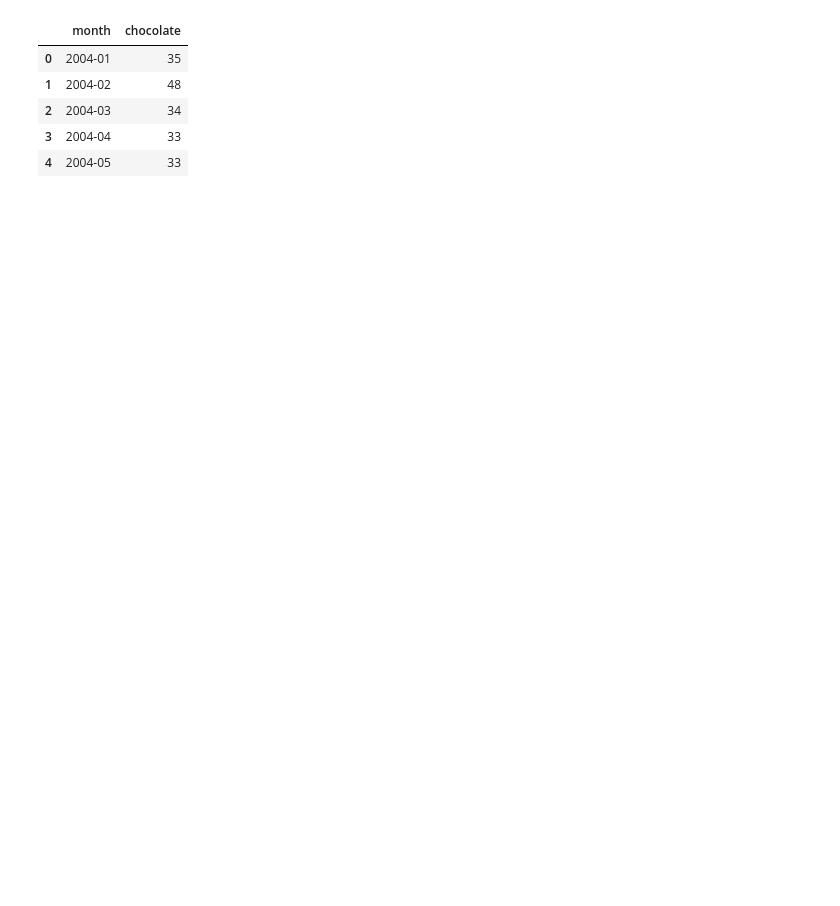
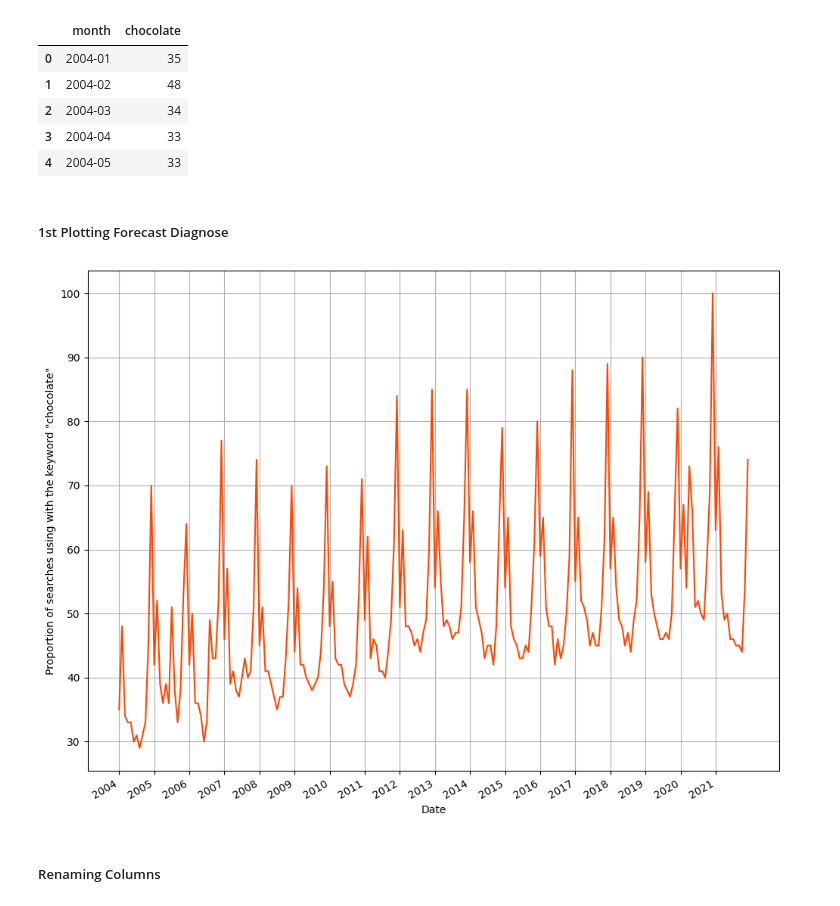
Before and after one commit to joakor89/Time_series_in_python, a Jupyter notebook: chap_19/automating_fc_at_scale.ipynb, the cells around one changed output. Saved outputs shown, nothing was run; the diff lists cells and outputs as text; code cells hidden in the pictures; blank space fills up the shorter version.

Commit message:
Forecasting Google search with Prophet

```diff
--- a/chap_19/automating_fc_at_scale.ipynb
+++ b/chap_19/automating_fc_at_scale.ipynb
@@ -391,3 +395,20 @@ df.head()
 | 2 | 2004-03 | 34 |
 | 3 | 2004-04 | 33 |
 | 4 | 2004-05 | 33 |
+# %% [markdown]
+##### 1st Plotting Forecast Diagnose
+# %%
+fig, ax = plt.subplots()
+
+ax.plot(df['chocolate'], color='orangered')
+ax.set_xlabel('Date')
+ax.set_ylabel('Proportion of searches using with the keyword "chocolate"')
+
+plt.xticks(np.arange(0, 215, 12), np.arange(2004, 2022, 1))
+
+fig.autofmt_xdate()
+plt.tight_layout()
+# %% [output]
+[figure, added]
+# %% [markdown]
+##### Renaming Columns
```
Also changed, not shown: parts of 53 cells of this notebook.
